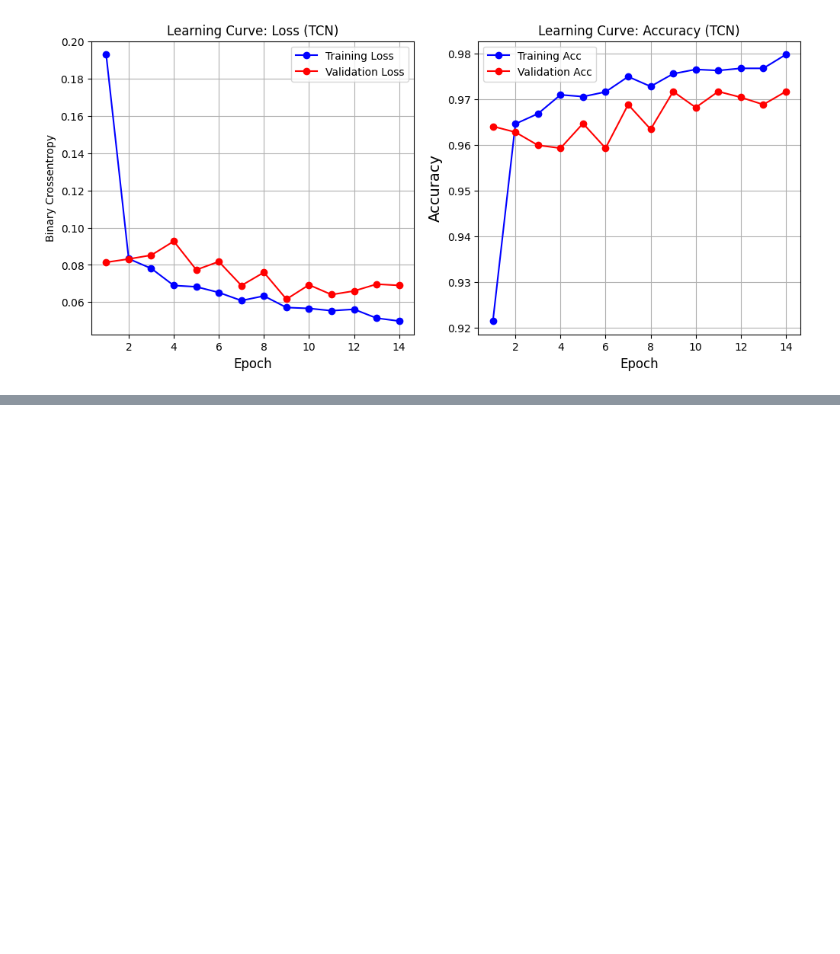
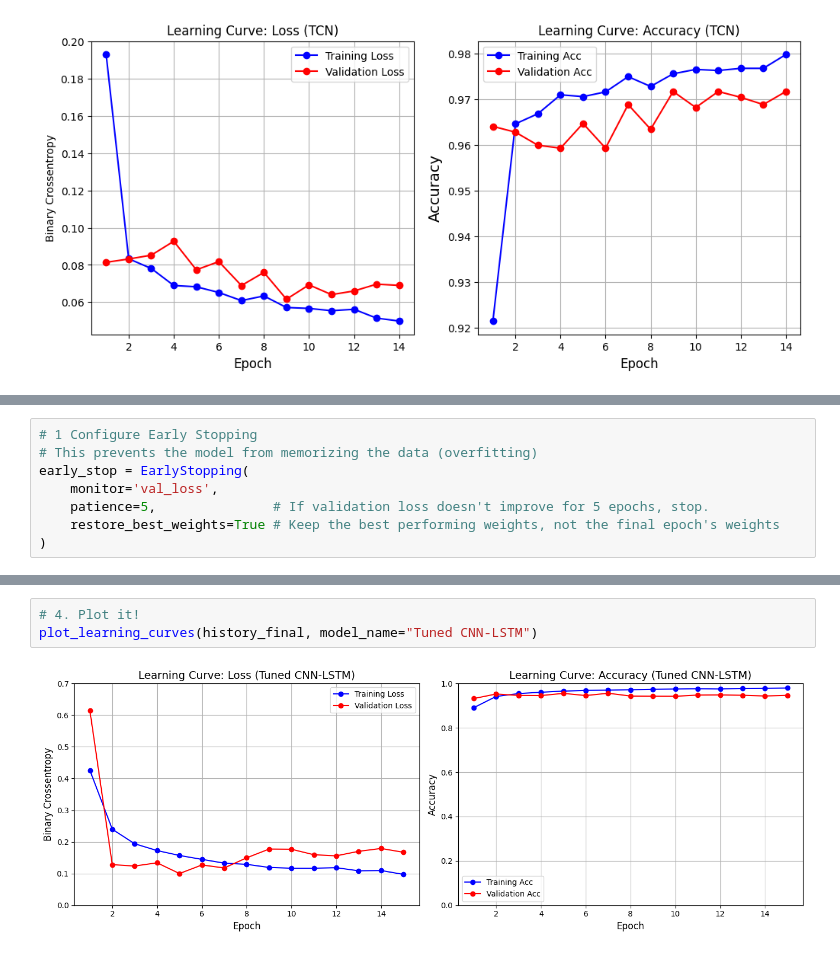
Before and after one commit to Sunnahboy/cmapss-predictive-maintenance, a Jupyter notebook: notebooks/02_model_building.ipynb, the cells around one changed output, grey strips where cells are left out. Saved outputs shown, nothing was run; the diff lists cells and outputs as text; blank space fills up the shorter version.

```diff
--- a/notebooks/02_model_building.ipynb
+++ b/notebooks/02_model_building.ipynb
@@ -314,0 +480,8 @@ plot_learning_curves(history_b)
+# %%
+# 1 Configure Early Stopping
+# This prevents the model from memorizing the data (overfitting)
+early_stop = EarlyStopping(
+    monitor='val_loss',
+    patience=5,               # If validation loss doesn't improve for 5 epochs, stop.
+    restore_best_weights=True # Keep the best performing weights, not the final epoch's weights
+)
@@ -314,0 +753,5 @@ plot_learning_curves(history_b)
+# %%
+# 4. Plot it!
+plot_learning_curves(history_final, model_name="Tuned CNN-LSTM")
+# %% [output]
+[figure, added]
```
Also changed, not shown: parts of 21 cells of this notebook, 10 other files.
